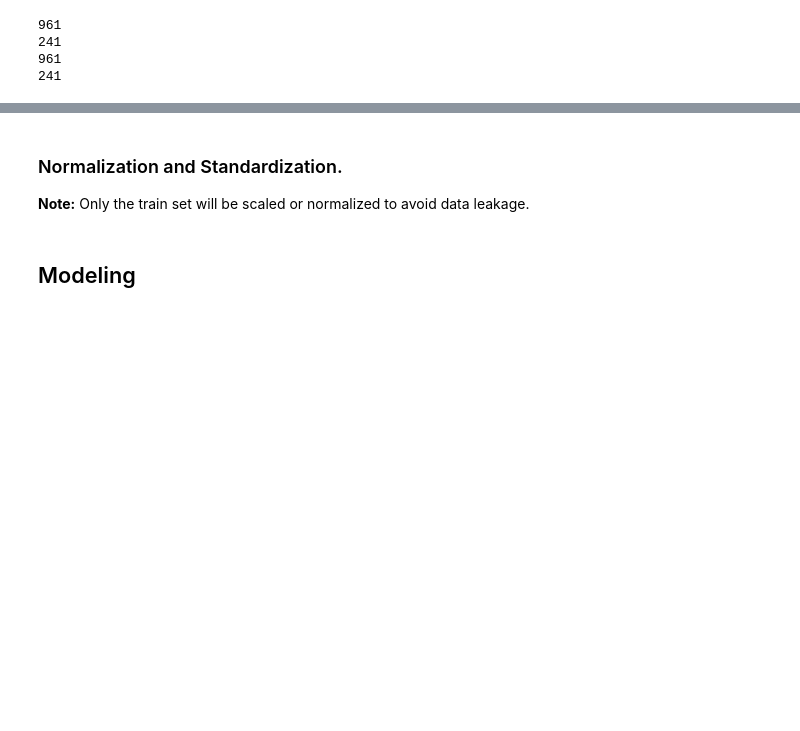
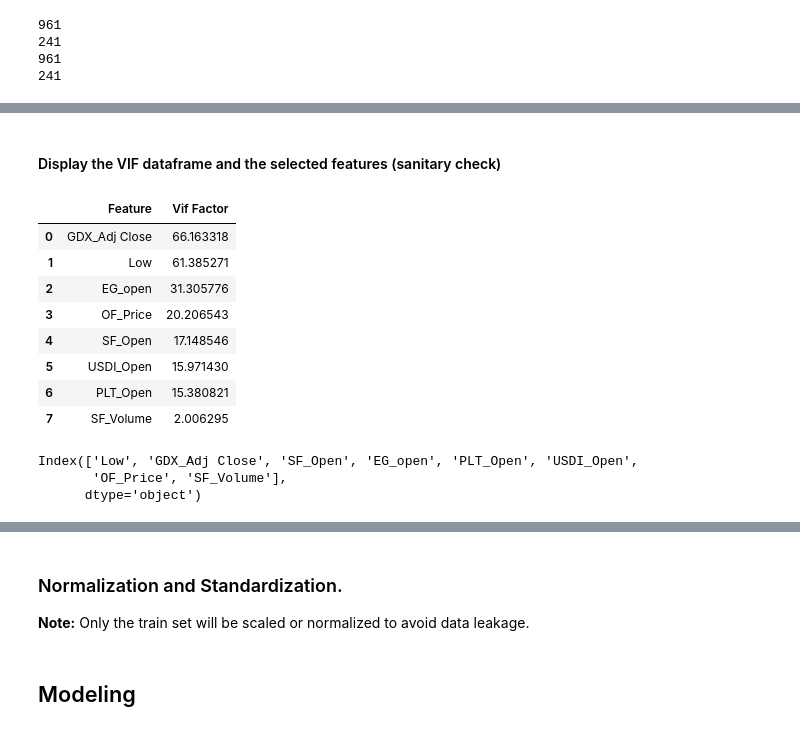
Before and after one commit to Hamoye-Summer22-TeamSQL-Premier-Project/Gold-Rates-Prediction, a Jupyter notebook: Gold-price-by-Team-sql.ipynb, the cells around one changed output, grey strips where cells are left out. Saved outputs shown, nothing was run; the diff lists cells and outputs as text; code cells hidden in the pictures; blank space fills up the shorter version.

```diff
--- a/Gold-price-by-Team-sql.ipynb
+++ b/Gold-price-by-Team-sql.ipynb
@@ -617,0 +671,19 @@ print(len(y_cv))
+# %% [markdown]
+#### Display the VIF dataframe and the selected features (sanitary check)
+# %%
+# Display the Selected features
+display(vif_df)
+print(selected_features)
+# %% [output]
+|  | Feature | Vif Factor |
+| 0 | GDX_Adj Close | 66.163318 |
+| 1 | Low | 61.385271 |
+| 2 | EG_open | 31.305776 |
+| 3 | OF_Price | 20.206543 |
+| 4 | SF_Open | 17.148546 |
+| 5 | USDI_Open | 15.971430 |
+| 6 | PLT_Open | 15.380821 |
+| 7 | SF_Volume | 2.006295 |
+Index(['Low', 'GDX_Adj Close', 'SF_Open', 'EG_open', 'PLT_Open', 'USDI_Open',
+       'OF_Price', 'SF_Volume'],
+      dtype='object')
```
Also changed, not shown: parts of 27 cells of this notebook, 1 other file.
